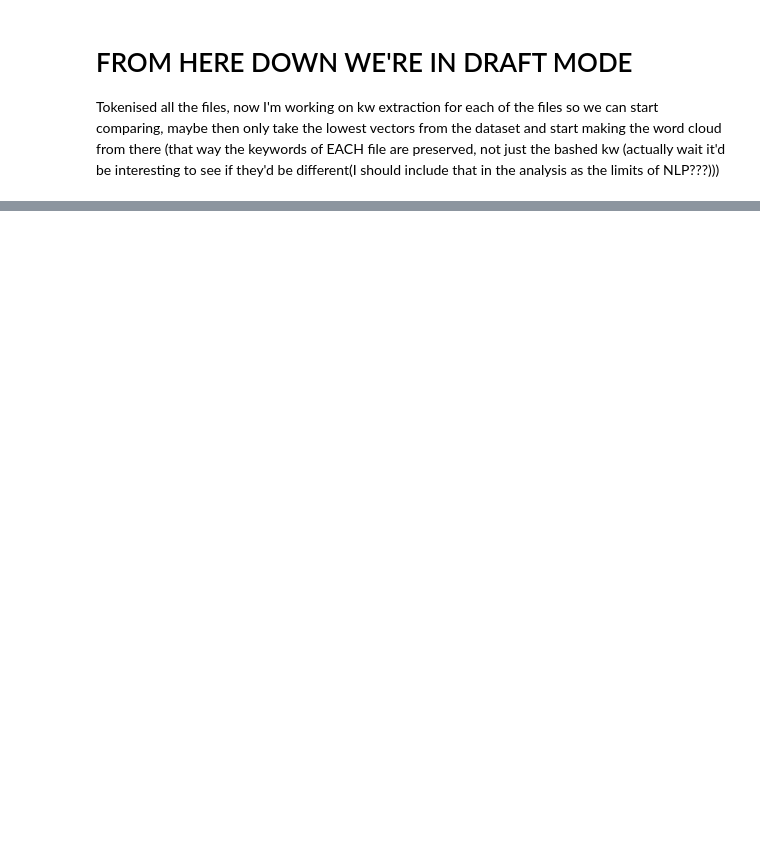
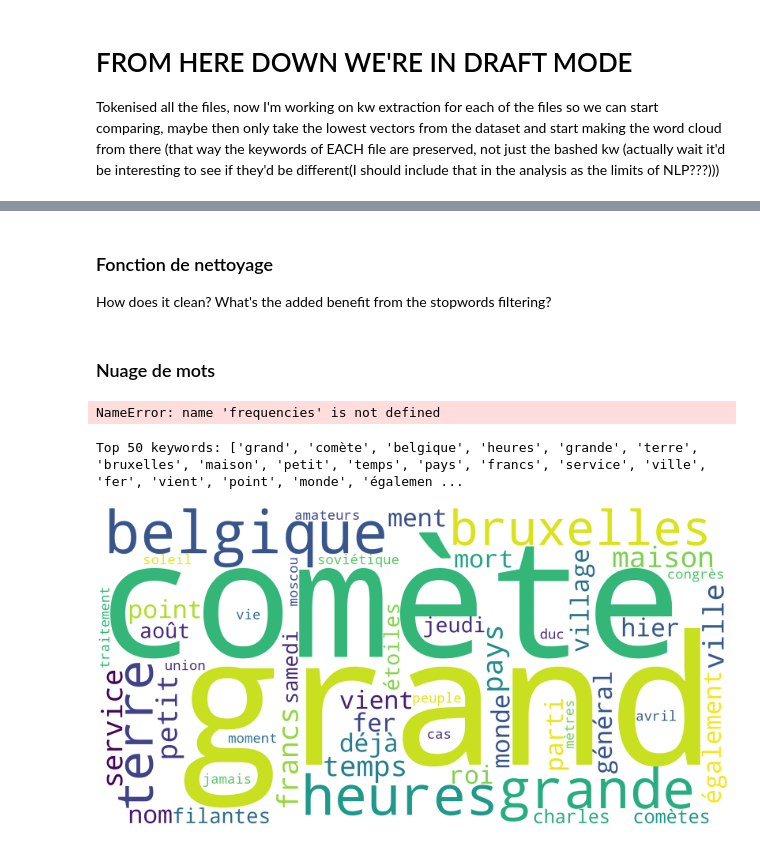
Before and after one commit to CasiaLogan/tac, a Jupyter notebook: tps/tp4/analyse.ipynb, the cells around one changed output, grey strips where cells are left out. Cells and saved outputs as stored; diff of their text form; code cells hidden in the pictures; blank space fills up the shorter version.

Commit message:
first keyword wordcloud

```diff
--- a/tps/tp4/analyse.ipynb
+++ b/tps/tp4/analyse.ipynb
@@ -40,7 +42,7 @@ git_stopwords = [
 
 #domaine specific
 specific_stopwords = [
-"rue", "-", "drapeau", "DRAPEAU", "LE", "ROUGE", "com", "qu'il", "d'une", "d'un", "l'on", "qu'il", "qu'ils", "qu'elle", "qu'elles", "qu", "il", "elle", "c", "est", "elles", "ils"
+"rue", "-", "drapeau", "DRAPEAU", "LE", "ROUGE", "com", "qu'il", "d'une", "d'un", "l'on", "qu'il", "qu'ils", "qu'elle", "qu'elles", "qu", "il", "elle", "c", "est", "elles", "ils", "vient", "lundi", "mardi", "mercredi", "jeudi", "vendredi", "samedi", "dimanche", "soir", "ment"
 #garder les noms des villes pour faire une analyse spatiale?
 #does it also include common first names?
 #does it also include uppercase versions?
@@ -223,10 +225,10 @@ for filename in tokenised_files:
     # Tokenize
     tokens = nltk.wordpunct_tokenize(text) # Extraire les tokens du texte en cours
 
-    # Filtrer
+    # Filtrer les tokens =>  garder les mots de plus de 2 lettres, alphabétiques et pas dans les stopwords, les autres sont des mots parasites
     filtered_tokens = [w.lower() for w in tokens
-                      if len(w) > 2 # Ne garder que les bigrammes
-                      and w.isalpha()
+                      if len(w) > 2 # Ne garder que les mots de plus de 2 lettres
+                      if w.isalpha()
                       and w.lower() not in sw #il est censé enlevé les stopwords, mais "c'est" et "qu'il" apparait tjrs??
                       and not re.search(r'(.)\1{2,}', w.lower())]
 
@@ -346,11 +347,11 @@ for filename in sorted(tokens_by_file.keys())[:10]:
     n2_token_keywords[filename] = token_keywords
 
     # Filter by n-gram size
-    kept_tokens = []
+    kept_tokens_2 = []
     for kw, score in token_keywords:
         token_words = kw.split()
         if len(token_words) == 2:
-            kept_tokens.append(kw)
+            kept_tokens_2.append(kw)
 
-    print(f"{filename} mentions these bigrams: {', '.join(kept_tokens)}...")
+    print(f"{filename} mentions these bigrams: {', '.join(kept_tokens_2)}...")
 # %% [output]
@@ -370,7 +371,7 @@ kw_extractor = yake.KeywordExtractor(
     lan="fr",
     top=50,
     stopwords=sw,
-    n= 3 #yake defaults to 3 ngrams
+    n= 2 #yake defaults to 3 ngrams
 )
 
 all_token_keywords = {}
@@ -393,14 +394,14 @@ for filename in sorted(tokens_by_file.keys())[:10]:
         print(f"  First 5 keywords: {token_keywords[:5]}")
 
     # Filter by n-gram size
-    kept_tokens = []
+    kept_tokens_2 = []
     for kw, score in token_keywords:
         token_words = kw.split()
         print(f"    '{kw}' has {len(token_words)} words")  # DEBUG
         if len(token_words) == 2:
-            kept_tokens.append(kw)
+            kept_tokens_2.append(kw)
 
-    print(f"  Bigrams found: {kept_tokens}")
+    print(f"  Bigrams found: {kept_tokens_2}")
 # %% [output]
 KB_JB1051_1927-08-25_01-00004.txt:
   Total keywords extracted: 50
@@ -510,0 +442,3 @@ keywords_1909
+# %% [markdown]
+### Fonction de nettoyage
+How does it clean? What's the added benefit from the stopwords filtering?
@@ -510,0 +463,34 @@ keywords_1909
+# %% [markdown]
+### Nuage de mots
+# %%
+cloud = WordCloud(width=2000, height=1000, background_color='white').generate_from_frequencies(frequencies)
+cloud.to_file(os.path.join(temp_path, f"{year}.png"))
+Image(filename=os.path.join(temp_path, f"{year}.png"))
+# %% [output]
+NameError: name 'frequencies' is not defined
+# %%
+# Word cloud of top 50 keywords from all files
+from collections import Counter
+from wordcloud import WordCloud
+from IPython.display import Image
+
+# Flatten all keywords
+all_keywords_flat = [kw for kws in all_token_keywords.values() for kw, score in kws]
+
+# Count frequencies
+keyword_freq = Counter(all_keywords_flat)
+top_50 = dict(keyword_freq.most_common(50))
+
+print(f"Top 50 keywords: {list(top_50.keys())}")
+
+# Create and save word cloud
+temp_path = '../../data/tmp'
+if not os.path.exists(temp_path):
+    os.mkdir(temp_path)
+
+cloud = WordCloud(width=2000, height=1000, background_color='white').generate_from_frequencies(top_50)
+cloud.to_file(os.path.join(temp_path, "halley_keywords_top50.png"))
+Image(filename=os.path.join(temp_path, "halley_keywords_top50.png"))
+# %% [output]
+Top 50 keywords: ['grand', 'comète', 'belgique', 'heures', 'grande', 'terre', 'bruxelles', 'maison', 'petit', 'temps', 'pays', 'francs', 'service', 'ville', 'fer', 'vient', 'point', 'monde', 'égalemen ...
+[figure, added]
```
Also changed, not shown: parts of 13 cells of this notebook, 1 other file.
